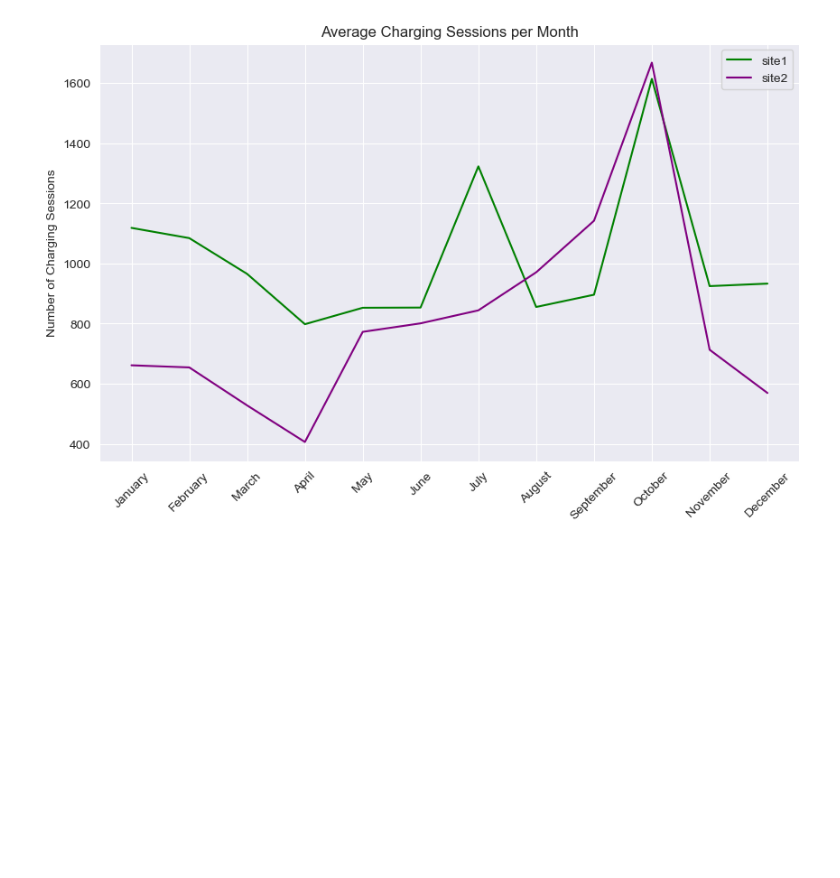
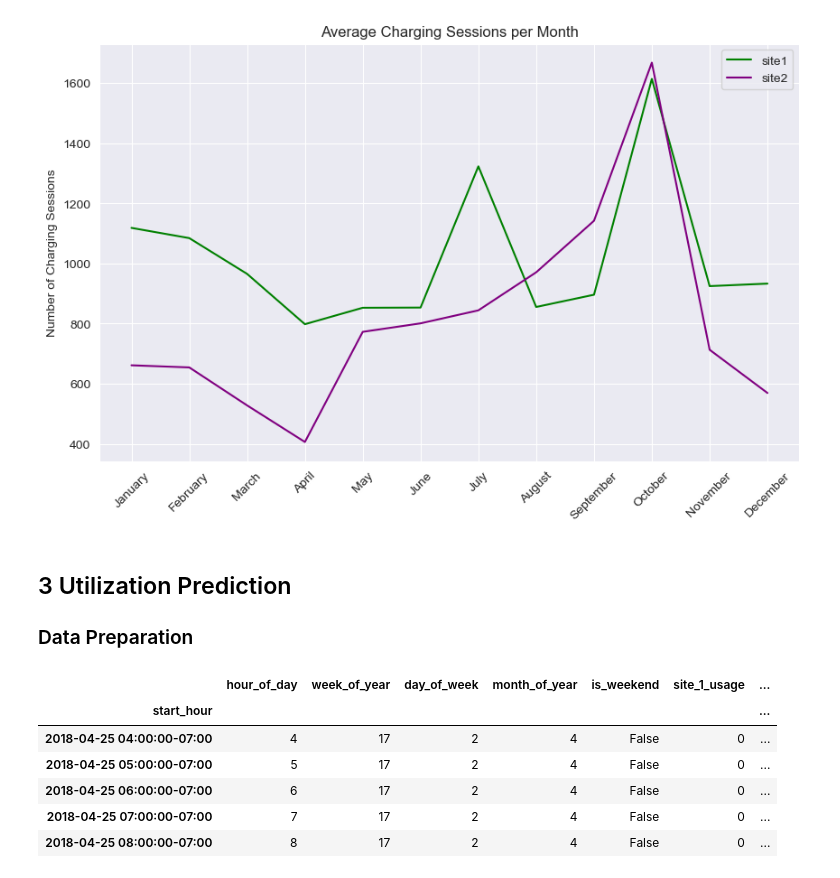
Before and after one commit to pmoll01/AA2024_Groupwork_DynamoData, a Jupyter notebook: fynn_sandbox.ipynb, the cells around one changed output. Saved outputs shown, nothing was run; the diff lists cells and outputs as text; code cells hidden in the pictures; blank space fills up the shorter version.

Commit message:
Data Preparation für die Utitlization Prediction

```diff
--- a/fynn_sandbox.ipynb
+++ b/fynn_sandbox.ipynb
@@ -99,3 +115,77 @@ plt.grid(True)
 plt.show()
 # %% [output]
 [figure]
+# %% [markdown]
+## 3 Utilization Prediction
+### Data Preparation
+# %%
+def aggregate_charging_data(df):
+
+    # Erstellen einer Liste aller Stunden im Datumsbereich
+    start_date = df['connectionTime'].min().floor('h')  # Auf die volle Stunde abrunden
+    end_date = df['disconnectTime'].max().ceil('h') # Auf die nächste volle Stunde aufrunden
+    all_hours = pd.date_range(start=start_date, end=end_date, freq='h')
+
+    # Erstellen eines leeren DataFrames für die aggregierten Daten
+    aggregated_df = pd.DataFrame(index=all_hours)
+    aggregated_df.index.name = 'start_hour' # Index benennen für bessere Lesbarkeit
+    # Hinzufügen der Zeitspalten
+    aggregated_df['hour_of_day'] = aggregated_df.index.hour
+    aggregated_df['week_of_year'] = aggregated_df.index.isocalendar().week
+    aggregated_df['day_of_week'] = aggregated_df.index.dayofweek # 0=Montag, 6=Sonntag
+    aggregated_df['month_of_year'] = aggregated_df.index.month
+    aggregated_df['is_weekend'] = aggregated_df.index.dayofweek >= 5 # Samstag (5) oder Sonntag (6)
+
+    # Iterieren über die Standorte
+    for site_id in df['siteID'].unique():
+        site_df = df[df['siteID'] == site_id].copy()
+
+        hourly_usage = []
+        hourly_kwh_delivered = []
+        for hour in all_hours:
+            start_of_hour = hour
+            end_of_hour = hour + pd.Timedelta(hours=1)
+
+            # Alle chargingSessions, die in der Stunde aktiv waren
+            #   folgende Edge-Cases werden aber mitgezählt!:
+            #       Wenn eine session genau zum Anfang der Stunde beendet wurde oder
+            #       Wenn eine session genau zum Ende der Stunde anfängt
+            active_chargers = site_df[(site_df['connectionTime'] <= end_of_hour) & (site_df['disconnectTime'] >= start_of_hour)]
+            hourly_usage.append(len(active_chargers))
+
+            # Berechnung der kWhDelivered pro Stunde
+            total_kwh_in_hour = 0
+            for _, charger in active_chargers.iterrows():
+                # Wir wollen die kwhDelivered anteilig berechnen:
+                #   daher nehmen wir entweder die connectionTime oder start_hour - je nachdem was größer ist
+                #   bei der disconnectTime genauso nur umgekehrt
+                connection_time = max(charger['connectionTime'], start_of_hour)
+                disconnect_time = min(charger['disconnectTime'], end_of_hour)
+                # Zeit die tatsächlich in der Stunde geladen wurde
+                duration_in_hour = (disconnect_time - connection_time).total_seconds() / 3600 #Dauer in Stunden
+
+                # Edge Cases: chargingSessions haben genau zum Ende der Stunde angefangen
+                #               bzw. zum Anfang der Stunde aufgehört
+                if duration_in_hour > 0:
+                    kwh_in_hour = (charger['kWhDelivered'] /
+                                   ((charger['disconnectTime'] - charger['connectionTime']).total_seconds() / 3600)) * duration_in_hour
+                    total_kwh_in_hour += kwh_in_hour
+
+            hourly_kwh_delivered.append(total_kwh_in_hour)
+
+        aggregated_df[f'site_{site_id}_usage'] = hourly_usage
+        aggregated_df[f'site_{site_id}_kwhDelivered'] = hourly_kwh_delivered
+
+    aggregated_df.fillna(0, inplace=True)
+    return aggregated_df
+
+aggregated_data = aggregate_charging_data(charging_data)
+aggregated_data.head()
+# %% [output]
+|  | hour_of_day | week_of_year | day_of_week | month_of_year | is_weekend | site_1_usage | ... |
+| start_hour |  |  |  |  |  |  | ... |
+| 2018-04-25 04:00:00-07:00 | 4 | 17 | 2 | 4 | False | 0 | ... |
+| 2018-04-25 05:00:00-07:00 | 5 | 17 | 2 | 4 | False | 0 | ... |
+| 2018-04-25 06:00:00-07:00 | 6 | 17 | 2 | 4 | False | 0 | ... |
+| 2018-04-25 07:00:00-07:00 | 7 | 17 | 2 | 4 | False | 0 | ... |
+| 2018-04-25 08:00:00-07:00 | 8 | 17 | 2 | 4 | False | 0 | ... |
```
Also changed, not shown: parts of 4 cells of this notebook.
